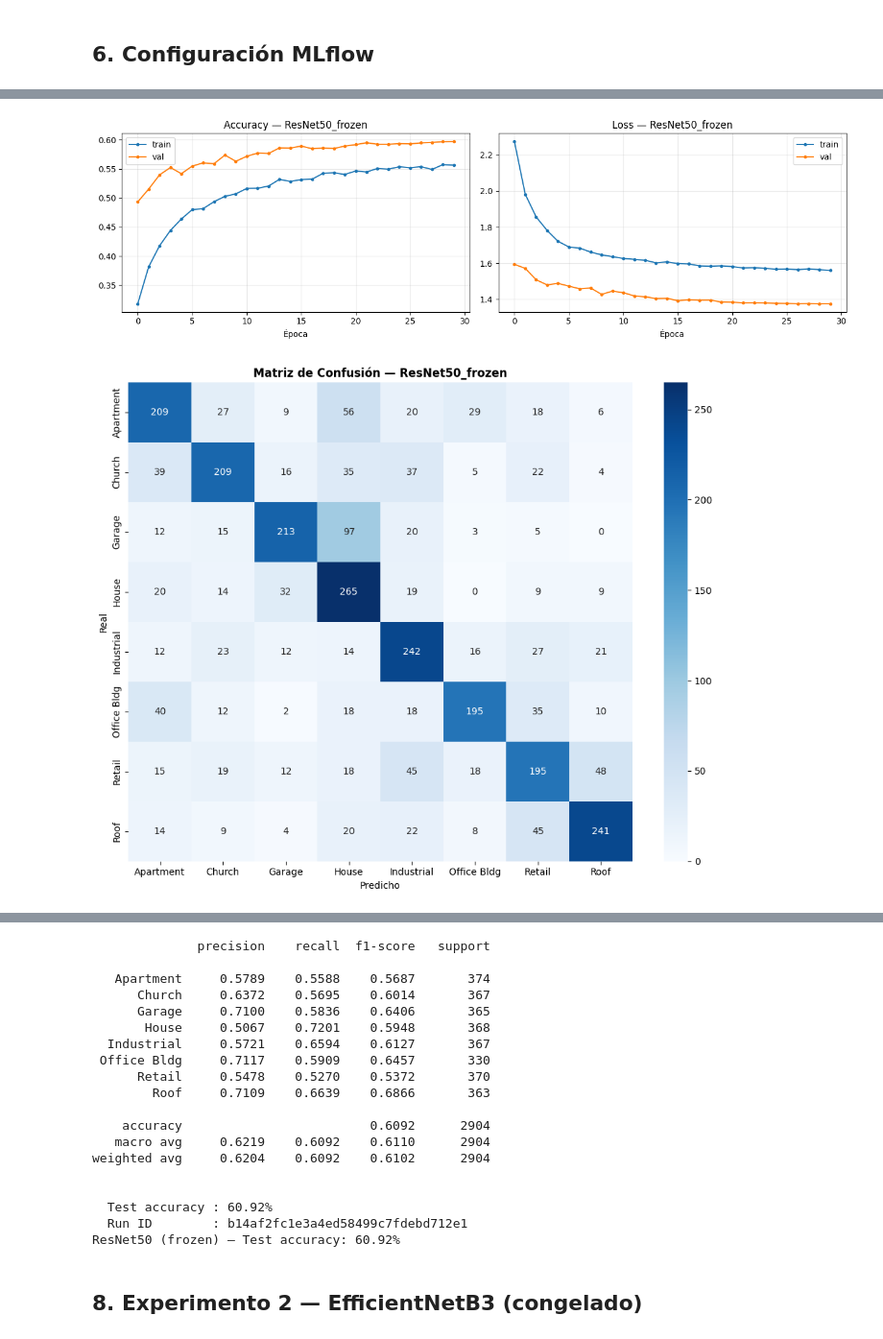
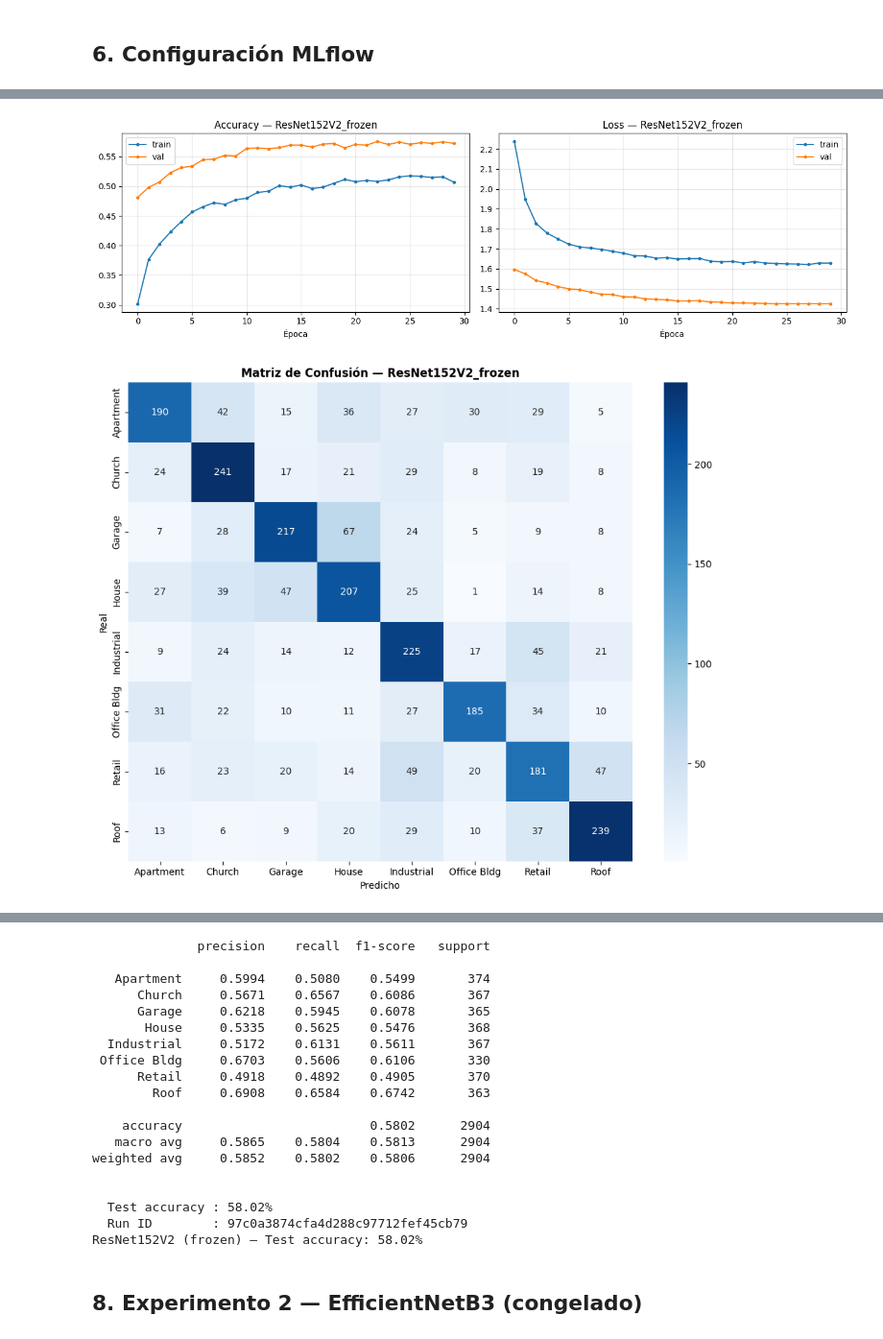
Before and after one commit to marlon-alvarez/clasificador_edificios, a Jupyter notebook: model/train_model.ipynb, the cells around one changed output, grey strips where cells are left out. Shown at 96% size. Saved outputs shown, nothing was run; the diff lists cells and outputs as text; code cells hidden in the pictures.

```diff
--- a/model/train_model.ipynb
+++ b/model/train_model.ipynb
@@ -405,9 +405,9 @@ Pipeline tf.data configurado.
 # %%
 # Configuración de backbones disponibles
 BACKBONE_CONFIG = {
-    "ResNet50": {
-        "builder":    keras.applications.ResNet50,
-        "preprocess": keras.applications.resnet50.preprocess_input,
+    "ResNet152V2": {
+        "builder":    keras.applications.ResNet152V2,
+        "preprocess": keras.applications.resnet_v2.preprocess_input,
     },
     "EfficientNetB3": {
         "builder":    keras.applications.EfficientNetB3,
@@ -684,9 +684,9 @@ Funciones de experimento listas.
 # %%
 model_resnet, hist_resnet, acc_resnet, rid_resnet = run_experiment(
-    run_name     = "ResNet50_frozen",
-    backbone_name= "ResNet50",
+    run_name     = "ResNet152V2_frozen",
+    backbone_name= "ResNet152V2",
     epochs       = INITIAL_EPOCHS,
     lr           = INITIAL_LR,
 )
-print(f"ResNet50 (frozen) — Test accuracy: {acc_resnet*100:.2f}%")
+print(f"ResNet152V2 (frozen) — Test accuracy: {acc_resnet*100:.2f}%")
 # %% [output]
@@ -709,3 +709,3 @@ Epoch 30/30
 Restoring model weights from the end of the best epoch: 29.
-[figure, old version]
+[figure, new version]
-[figure, old version]
+[figure, new version]
@@ -714,22 +714,22 @@ Restoring model weights from the end of the best epoch: 29.
               precision    recall  f1-score   support
 
-   Apartment     0.5789    0.5588    0.5687       374
-      Church     0.6372    0.5695    0.6014       367
-      Garage     0.7100    0.5836    0.6406       365
-       House     0.5067    0.7201    0.5948       368
-  Industrial     0.5721    0.6594    0.6127       367
- Office Bldg     0.7117    0.5909    0.6457       330
-      Retail     0.5478    0.5270    0.5372       370
-        Roof     0.7109    0.6639    0.6866       363
+   Apartment     0.5994    0.5080    0.5499       374
+      Church     0.5671    0.6567    0.6086       367
+      Garage     0.6218    0.5945    0.6078       365
+       House     0.5335    0.5625    0.5476       368
+  Industrial     0.5172    0.6131    0.5611       367
+ Office Bldg     0.6703    0.5606    0.6106       330
+      Retail     0.4918    0.4892    0.4905       370
+        Roof     0.6908    0.6584    0.6742       363
 
-    accuracy                         0.6092      2904
-   macro avg     0.6219    0.6092    0.6110      2904
-weighted avg     0.6204    0.6092    0.6102      2904
+    accuracy                         0.5802      2904
+   macro avg     0.5865    0.5804    0.5813      2904
+weighted avg     0.5852    0.5802    0.5806      2904
 
 
-  Test accuracy : 60.92%
-  Run ID        : b14af2fc1e3a4ed58499c7fdebd712e1
-ResNet50 (frozen) — Test accuracy: 60.92%
+  Test accuracy : 58.02%
+  Run ID        : 97c0a3874cfa4d288c97712fef45cb79
+ResNet152V2 (frozen) — Test accuracy: 58.02%
 # %% [markdown]
 ## 8. Experimento 2 — EfficientNetB3 (congelado)
 # %%
```
Also changed, not shown: parts of 11 cells of this notebook.
